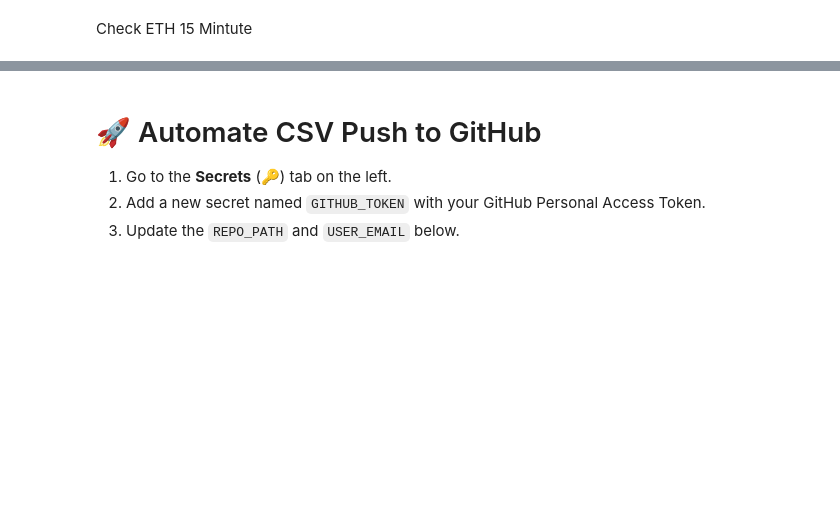
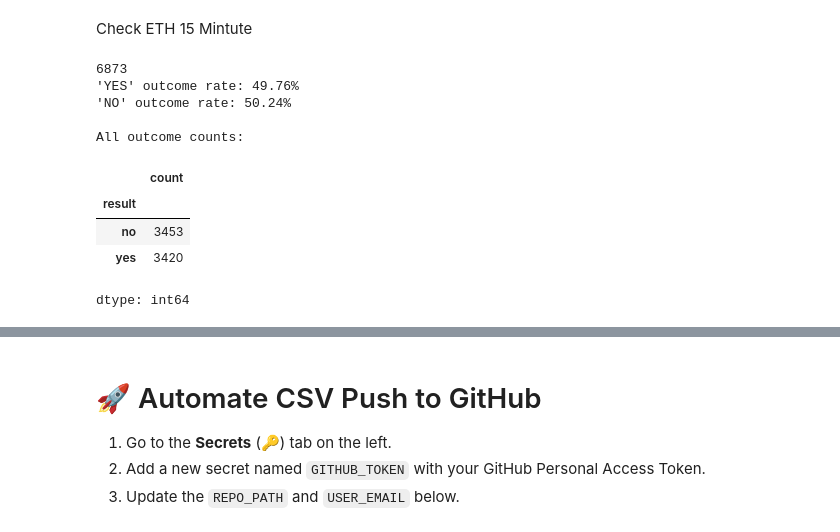
Before and after one commit to JohnEvans89/Kalshi_API_Test, a Jupyter notebook: Kalshi_Colab.ipynb, the cells around one changed output, grey strips where cells are left out. Saved outputs shown, nothing was run; the diff lists cells and outputs as text; code cells hidden in the pictures; blank space fills up the shorter version.

```diff
--- a/Kalshi_Colab.ipynb
+++ b/Kalshi_Colab.ipynb
@@ -362,36 +362,46 @@ df_markets.to_csv('SOhL.csv', index=False)
 import pandas as pd
 
 # Load results from the specified CSV file
-df_markets = pd.read_csv('/content/BTC.csv')
-
+df_markets = pd.read_csv('/content/hype.csv')
 # Calculate counts of each result type
 result_counts = df_markets['result'].value_counts()
 total_outcomes = result_counts.sum()
 print(total_outcomes)
 
 # Calculate and print YES outcome rate
 if 'yes' in result_counts:
     yes_rate = (result_counts['yes'] / total_outcomes) * 100
     print(f"'YES' outcome rate: {yes_rate:.2f}%")
 elif 'YES' in result_counts:
     yes_rate = (result_counts['YES'] / total_outcomes) * 100
     print(f"'YES' outcome rate: {yes_rate:.2f}%")
 else:
     print("'YES' outcome not found in the results.")
 
 # Calculate and print NO outcome rate
 if 'no' in result_counts:
     no_rate = (result_counts['no'] / total_outcomes) * 100
     print(f"'NO' outcome rate: {no_rate:.2f}%")
 elif 'NO' in result_counts:
     no_rate = (result_counts['NO'] / total_outcomes) * 100
     print(f"'NO' outcome rate: {no_rate:.2f}%")
 else:
     print("'NO' outcome not found in the results.")
 
 # Display all unique outcomes and their counts for completeness
 print("\nAll outcome counts:")
 display(result_counts)
+# %% [output]
+6873
+'YES' outcome rate: 49.76%
+'NO' outcome rate: 50.24%
+
+All outcome counts:
+|  | count |
+| result |  |
+| no | 3453 |
+| yes | 3420 |
+dtype: int64
 # %%
 # @title # - {display-mode: "form"}
 import pandas as pd
```
Also changed, not shown: parts of 4 cells of this notebook.
